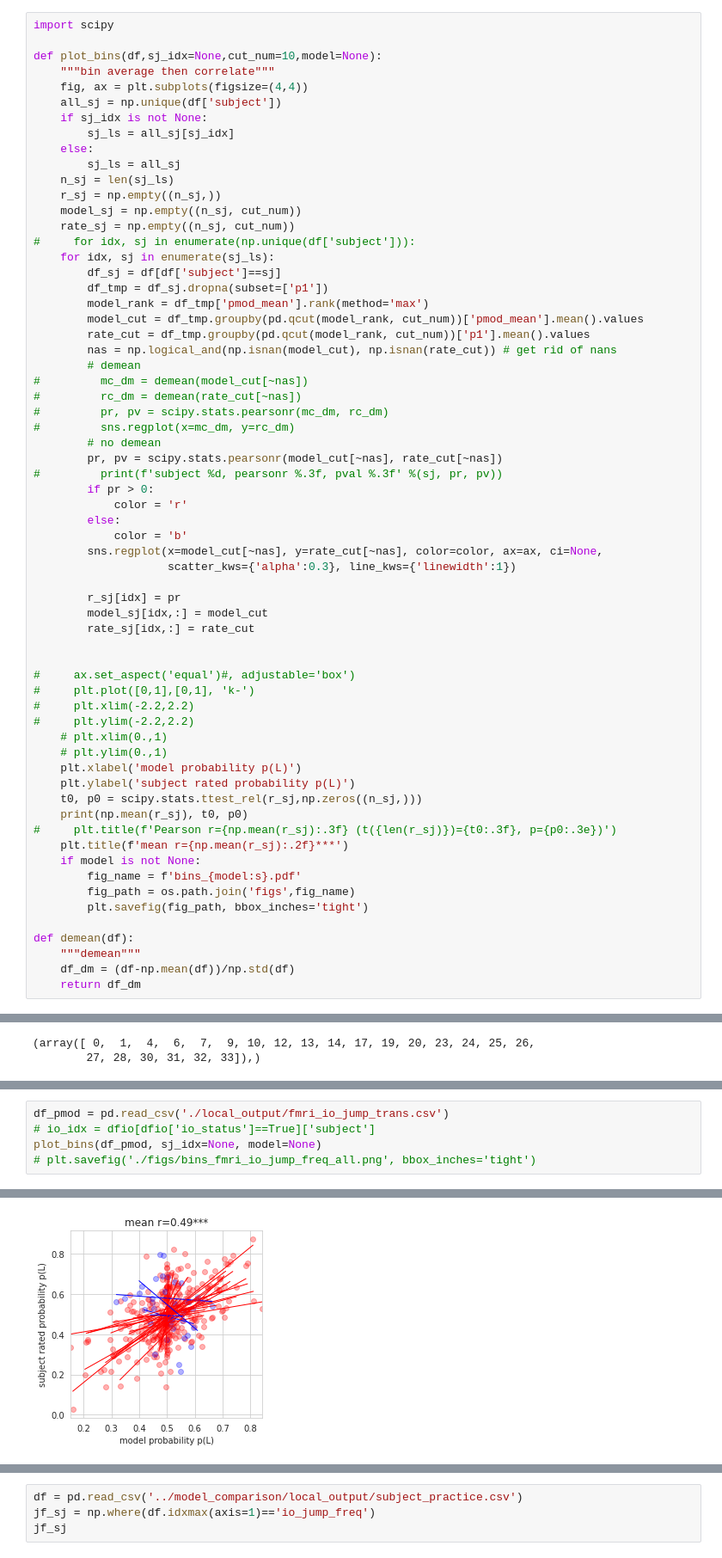
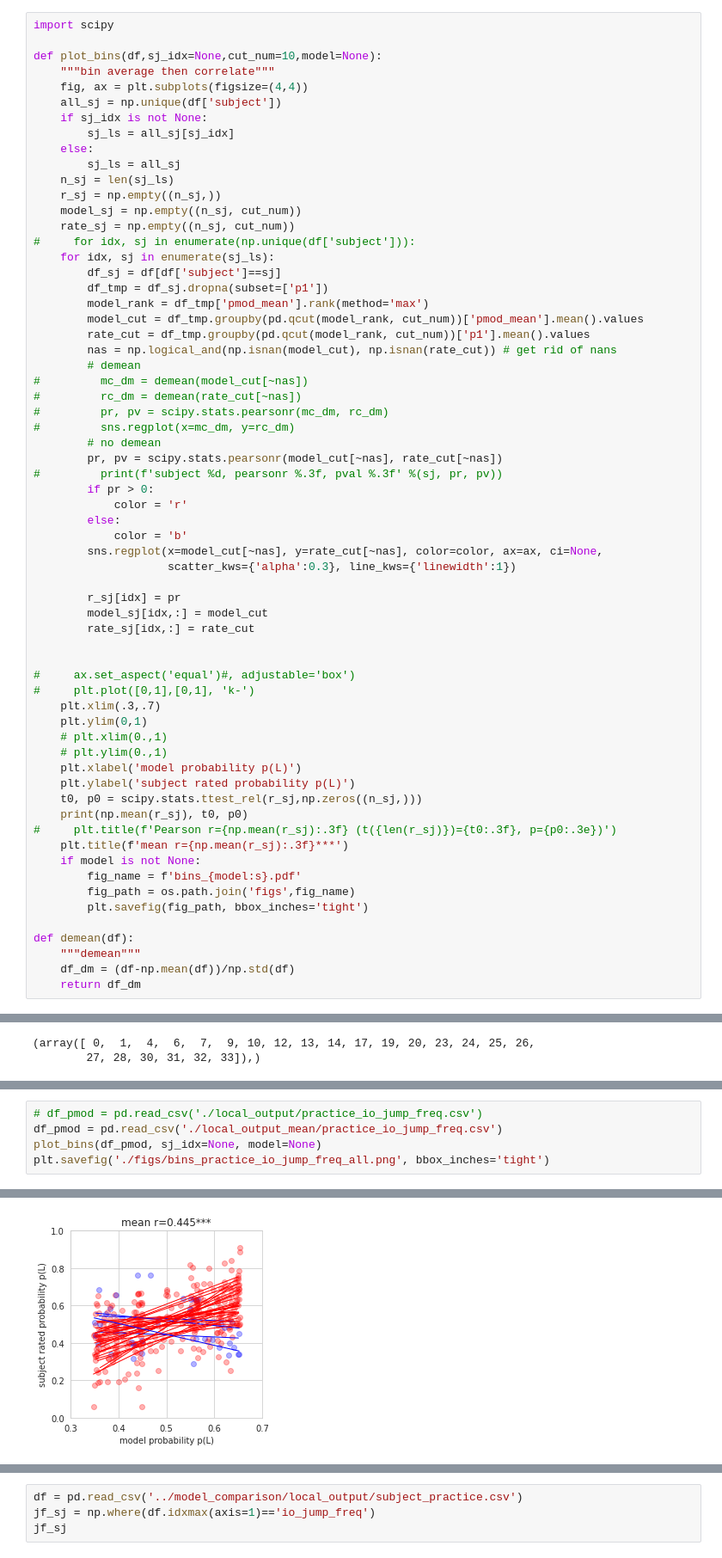
Before and after one commit to syzhang/tsl_hbi, a Jupyter notebook: model_gen/plot_params.ipynb, the cells around one changed output, grey strips where cells are left out. Shown at 86% size. Saved outputs shown, nothing was run; the diff lists cells and outputs as text.

Commit message:
mean param

```diff
--- a/model_gen/plot_params.ipynb
+++ b/model_gen/plot_params.ipynb
@@ -89,8 +89,8 @@ def plot_bins(df,sj_idx=None,cut_num=10,model=None):
 
 #     ax.set_aspect('equal')#, adjustable='box')
 #     plt.plot([0,1],[0,1], 'k-')
-#     plt.xlim(-2.2,2.2)
-#     plt.ylim(-2.2,2.2)
+    plt.xlim(.3,.7)
+    plt.ylim(0,1)
     # plt.xlim(0.,1)
     # plt.ylim(0.,1)
     plt.xlabel('model probability p(L)')
@@ -98,7 +98,7 @@ def plot_bins(df,sj_idx=None,cut_num=10,model=None):
     t0, p0 = scipy.stats.ttest_rel(r_sj,np.zeros((n_sj,)))
     print(np.mean(r_sj), t0, p0)
 #     plt.title(f'Pearson r={np.mean(r_sj):.3f} (t({len(r_sj)})={t0:.3f}, p={p0:.3e})')
-    plt.title(f'mean r={np.mean(r_sj):.2f}***')
+    plt.title(f'mean r={np.mean(r_sj):.3f}***')
     if model is not None:
         fig_name = f'bins_{model:s}.pdf'
         fig_path = os.path.join('figs',fig_name)
@@ -132,6 +155,6 @@ plot_bins(df_pmod, sj_idx=jf_sj, model=None)
 # %%
-df_pmod = pd.read_csv('./local_output/fmri_io_jump_trans.csv')
-# io_idx = dfio[dfio['io_status']==True]['subject']
+# df_pmod = pd.read_csv('./local_output/practice_io_jump_freq.csv')
+df_pmod = pd.read_csv('./local_output_mean/practice_io_jump_freq.csv')
 plot_bins(df_pmod, sj_idx=None, model=None)
-# plt.savefig('./figs/bins_fmri_io_jump_freq_all.png', bbox_inches='tight')
+plt.savefig('./figs/bins_practice_io_jump_freq_all.png', bbox_inches='tight')
 # %% [output]
@@ -139 +162 @@ plot_bins(df_pmod, sj_idx=None, model=None)
-[figure, old version]
+[figure, new version]
```
Also changed, not shown: parts of 28 cells of this notebook, 14 other files.
